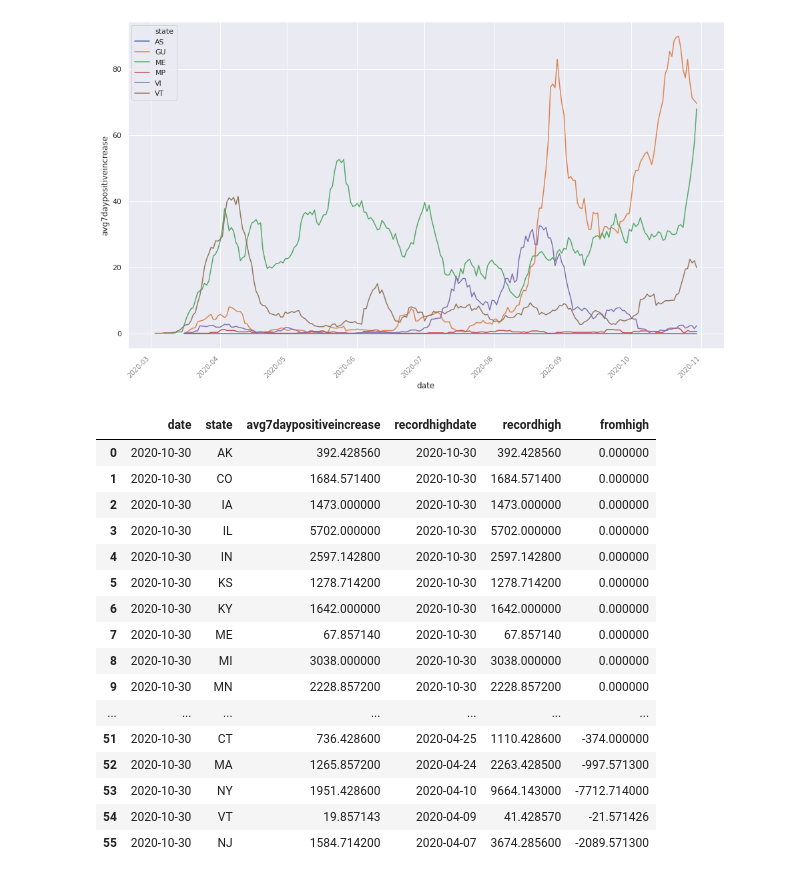
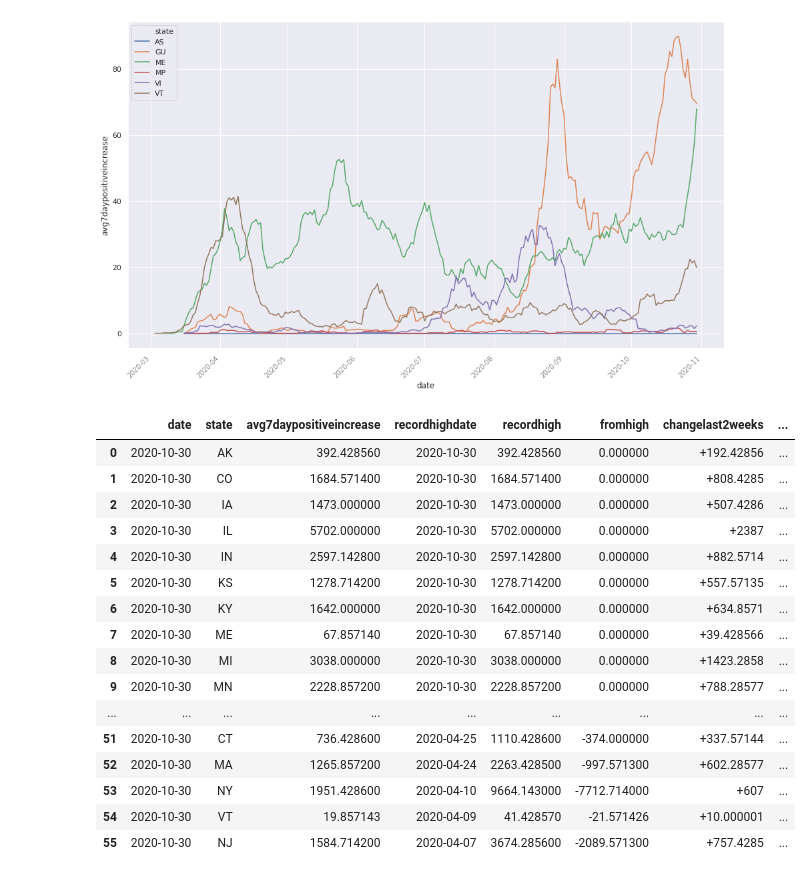
Before and after one commit to codeforkjeff/covid-19-stats, a Jupyter notebook: notebooks/Trends.ipynb, the cells around one changed output. Cells and saved outputs as stored; diff of their text form; code cells hidden in the pictures.

Commit message:
add 2 week change

```diff
--- a/notebooks/Trends.ipynb
+++ b/notebooks/Trends.ipynb
@@ -172,55 +172,74 @@ while i < len(sorted):
 # %%
 # how current rates of infection compare to record highs.
 # sorted by long how ago the record high was (top of chart = record high is more recent)
 
 sql = """
-with ranked as (
+WITH ranked AS (
     SELECT
         *
         ,ROW_NUMBER() OVER (PARTITION BY state ORDER BY avg7daypositiveincrease DESC) as RN
-    from fact_states
-),
-recordhigh as (
+    FROM fact_states
+)
+,recordhigh AS (
     SELECT
         state,
         date as RecordHighDate,
         avg7daypositiveincrease as RecordHigh
-    from ranked
+    FROM ranked
     WHERE RN = 1
 )
-select
-	fact_states.date,
-	fact_states.state,
+,trend AS (
+    SELECT
+        s.state,
+        s.avg7daypositiveincrease - earlier.avg7daypositiveincrease as ChangeLast2Weeks
+    FROM fact_states s
+    JOIN fact_states earlier
+        ON s.state = earlier.state
+        AND s.date = earlier.date + interval '14 days'
+    WHERE
+        s.date = (select max(date) from fact_states)
+)
+SELECT
+    fact_states.date,
+    fact_states.state,
     fact_states.avg7daypositiveincrease,
     recordhigh.RecordHighDate,
     recordhigh.RecordHigh,
-    fact_states.avg7daypositiveincrease - recordhigh.RecordHigh AS FromHigh
-from fact_states
-join recordhigh
-	on fact_states.state = recordhigh.state
-where
-	date = (select max(date) from fact_states)
-order by recordhighdate desc
+    fact_states.avg7daypositiveincrease - recordhigh.RecordHigh AS FromHigh,
+    CASE WHEN ChangeLast2Weeks > 0 THEN '+' ELSE '' END || CAST(ChangeLast2Weeks as varchar) AS ChangeLast2Weeks,
+    CASE
+        WHEN ChangeLast2Weeks > 0 THEN 'Trending Up'
+        ELSE 'Trending Down'
+    END as TrendLast2Weeks
+FROM fact_states
+JOIN recordhigh
+    on fact_states.state = recordhigh.state
+JOIN trend
+    on fact_states.state = trend.state
+WHERE
+    date = (select max(date) from fact_states)
+ORDER BY
+    recordhighdate desc
 """
 
 df = psql.read_sql(sql, conn)
 
 df
 # %% [output]
-|  | date | state | avg7daypositiveincrease | recordhighdate | recordhigh | fromhigh |
-| 0 | 2020-10-30 | AK | 392.428560 | 2020-10-30 | 392.428560 | 0.000000 |
-| 1 | 2020-10-30 | CO | 1684.571400 | 2020-10-30 | 1684.571400 | 0.000000 |
-| 2 | 2020-10-30 | IA | 1473.000000 | 2020-10-30 | 1473.000000 | 0.000000 |
-| 3 | 2020-10-30 | IL | 5702.000000 | 2020-10-30 | 5702.000000 | 0.000000 |
-| 4 | 2020-10-30 | IN | 2597.142800 | 2020-10-30 | 2597.142800 | 0.000000 |
-| 5 | 2020-10-30 | KS | 1278.714200 | 2020-10-30 | 1278.714200 | 0.000000 |
-| 6 | 2020-10-30 | KY | 1642.000000 | 2020-10-30 | 1642.000000 | 0.000000 |
-| 7 | 2020-10-30 | ME | 67.857140 | 2020-10-30 | 67.857140 | 0.000000 |
-| 8 | 2020-10-30 | MI | 3038.000000 | 2020-10-30 | 3038.000000 | 0.000000 |
-| 9 | 2020-10-30 | MN | 2228.857200 | 2020-10-30 | 2228.857200 | 0.000000 |
-| ... | ... | ... | ... | ... | ... | ... |
-| 51 | 2020-10-30 | CT | 736.428600 | 2020-04-25 | 1110.428600 | -374.000000 |
-| 52 | 2020-10-30 | MA | 1265.857200 | 2020-04-24 | 2263.428500 | -997.571300 |
-| 53 | 2020-10-30 | NY | 1951.428600 | 2020-04-10 | 9664.143000 | -7712.714000 |
-| 54 | 2020-10-30 | VT | 19.857143 | 2020-04-09 | 41.428570 | -21.571426 |
-| 55 | 2020-10-30 | NJ | 1584.714200 | 2020-04-07 | 3674.285600 | -2089.571300 |
+|  | date | state | avg7daypositiveincrease | recordhighdate | recordhigh | fromhigh | changelast2weeks | ... |
+| 0 | 2020-10-30 | AK | 392.428560 | 2020-10-30 | 392.428560 | 0.000000 | +192.42856 | ... |
+| 1 | 2020-10-30 | CO | 1684.571400 | 2020-10-30 | 1684.571400 | 0.000000 | +808.4285 | ... |
+| 2 | 2020-10-30 | IA | 1473.000000 | 2020-10-30 | 1473.000000 | 0.000000 | +507.4286 | ... |
+| 3 | 2020-10-30 | IL | 5702.000000 | 2020-10-30 | 5702.000000 | 0.000000 | +2387 | ... |
+| 4 | 2020-10-30 | IN | 2597.142800 | 2020-10-30 | 2597.142800 | 0.000000 | +882.5714 | ... |
+| 5 | 2020-10-30 | KS | 1278.714200 | 2020-10-30 | 1278.714200 | 0.000000 | +557.57135 | ... |
+| 6 | 2020-10-30 | KY | 1642.000000 | 2020-10-30 | 1642.000000 | 0.000000 | +634.8571 | ... |
+| 7 | 2020-10-30 | ME | 67.857140 | 2020-10-30 | 67.857140 | 0.000000 | +39.428566 | ... |
+| 8 | 2020-10-30 | MI | 3038.000000 | 2020-10-30 | 3038.000000 | 0.000000 | +1423.2858 | ... |
+| 9 | 2020-10-30 | MN | 2228.857200 | 2020-10-30 | 2228.857200 | 0.000000 | +788.28577 | ... |
+| ... | ... | ... | ... | ... | ... | ... | ... | ... |
+| 51 | 2020-10-30 | CT | 736.428600 | 2020-04-25 | 1110.428600 | -374.000000 | +337.57144 | ... |
+| 52 | 2020-10-30 | MA | 1265.857200 | 2020-04-24 | 2263.428500 | -997.571300 | +602.28577 | ... |
+| 53 | 2020-10-30 | NY | 1951.428600 | 2020-04-10 | 9664.143000 | -7712.714000 | +607 | ... |
+| 54 | 2020-10-30 | VT | 19.857143 | 2020-04-09 | 41.428570 | -21.571426 | +10.000001 | ... |
+| 55 | 2020-10-30 | NJ | 1584.714200 | 2020-04-07 | 3674.285600 | -2089.571300 | +757.4285 | ... |
```
